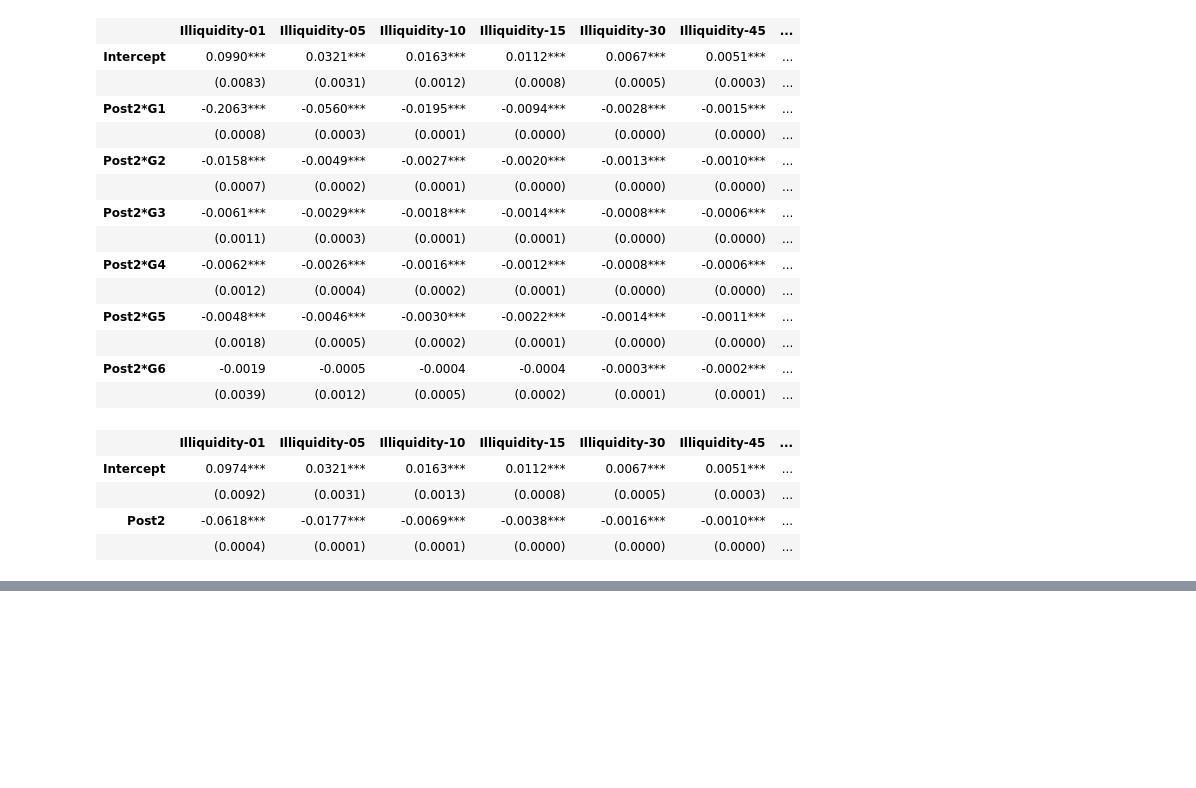
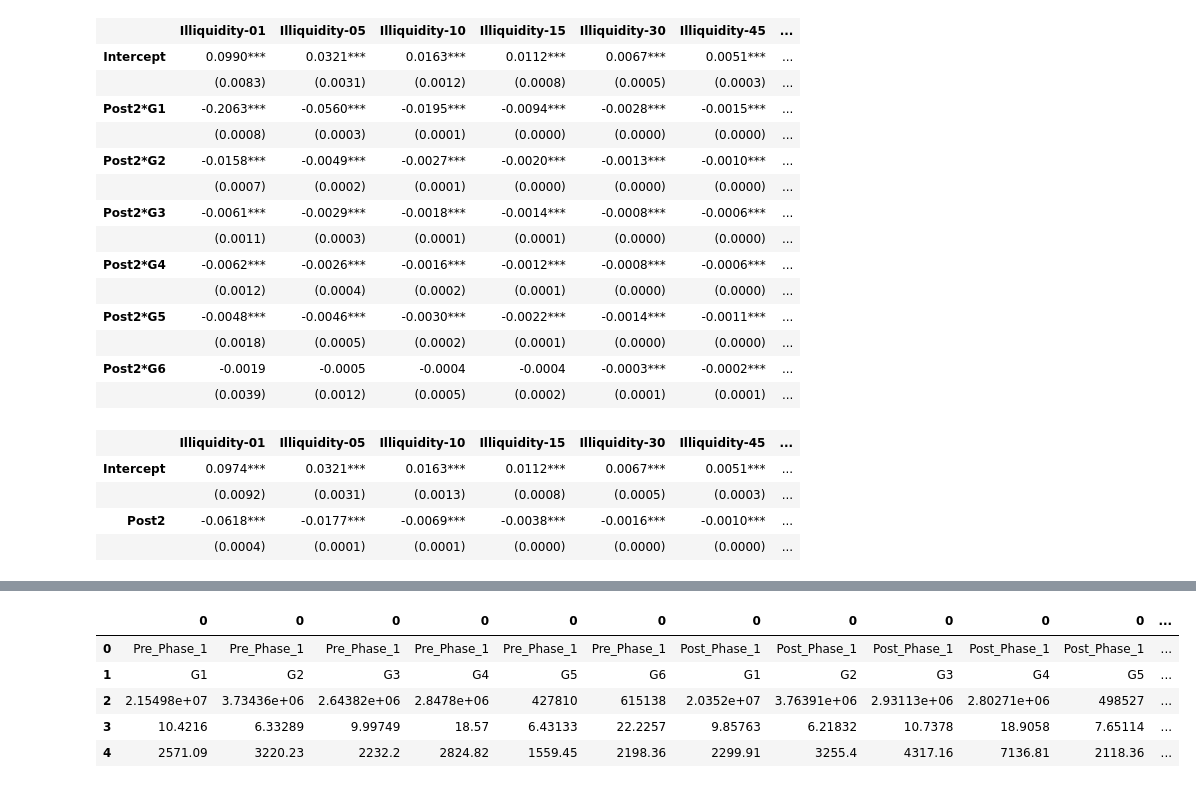
Before and after one commit to Shuxin-Y/TSE-Tick-Size-Reduction, a Jupyter notebook: Robustness Check.ipynb, the cells around one changed output, grey strips where cells are left out. Saved outputs shown, nothing was run; the diff lists cells and outputs as text; code cells hidden in the pictures; blank space fills up the shorter version.

```diff
--- a/Robustness Check.ipynb
+++ b/Robustness Check.ipynb
@@ -1672,0 +1752,18 @@ result_lastg
+# %%
+%%notify
+# Summarising average daily stock prices
+Smry = pd.DataFrame([])
+for prd in ['Pre_Phase_1','Post_Phase_1','Post_Phase_2']:
+    Tmp = pd.DataFrame([])
+    for grp in ['G1', 'G2', 'G3', 'G4', 'G5', 'G6']:
+        smry = _volandtrans(prd,grp)
+        tmp = []
+        tmp.append(prd)
+        tmp.append(grp)
+        tmp.append(np.nanmean(smry.loc[0,:]))
+        tmp.append(np.nanmean(smry.loc[1,:]))
+        tmp.append(np.nanmean(smry.loc[2,:]))
+        tmp = pd.DataFrame(tmp)
+        Tmp = pd.concat([Tmp, tmp], axis=1)
+    Smry = pd.concat([Smry, Tmp], axis=1)
+# Smry.to_csv('/Volumes/LaCie/Daily Average Closing Price Summary.csv')
@@ -1672,0 +1772,9 @@ result_lastg
+# %%
+Smry
+# %% [output]
+|  | 0 | 0 | 0 | 0 | 0 | 0 | 0 | 0 | 0 | 0 | 0 | ... |
+| 0 | Pre_Phase_1 | Pre_Phase_1 | Pre_Phase_1 | Pre_Phase_1 | Pre_Phase_1 | Pre_Phase_1 | Post_Phase_1 | Post_Phase_1 | Post_Phase_1 | Post_Phase_1 | Post_Phase_1 | ... |
+| 1 | G1 | G2 | G3 | G4 | G5 | G6 | G1 | G2 | G3 | G4 | G5 | ... |
+| 2 | 2.15498e+07 | 3.73436e+06 | 2.64382e+06 | 2.8478e+06 | 427810 | 615138 | 2.0352e+07 | 3.76391e+06 | 2.93113e+06 | 2.80271e+06 | 498527 | ... |
+| 3 | 10.4216 | 6.33289 | 9.99749 | 18.57 | 6.43133 | 22.2257 | 9.85763 | 6.21832 | 10.7378 | 18.9058 | 7.65114 | ... |
+| 4 | 2571.09 | 3220.23 | 2232.2 | 2824.82 | 1559.45 | 2198.36 | 2299.91 | 3255.4 | 4317.16 | 7136.81 | 2118.36 | ... |
```
Also changed, not shown: parts of 5 cells of this notebook, 1 other file.
